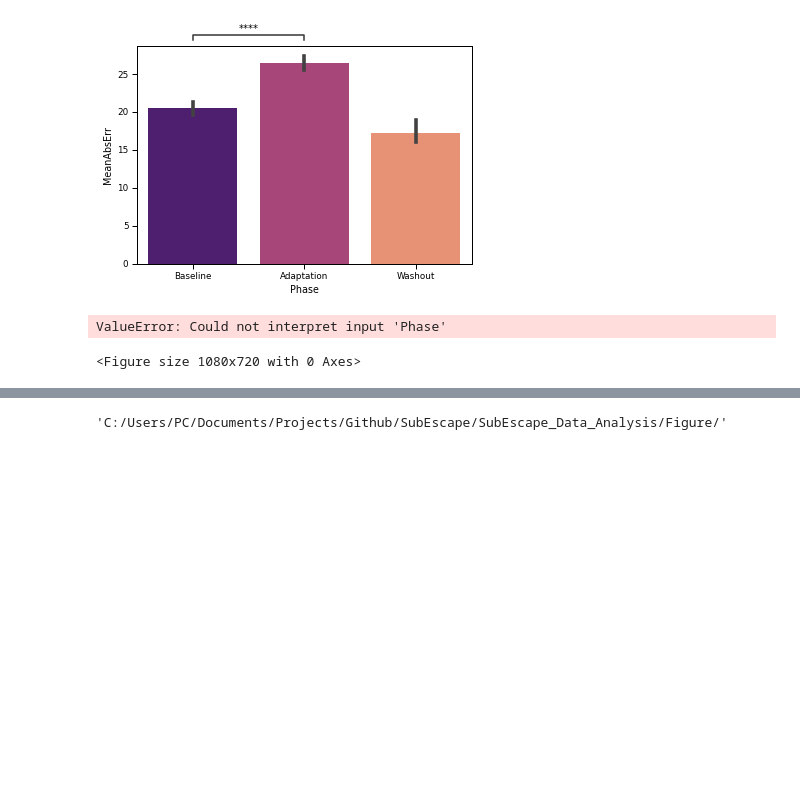
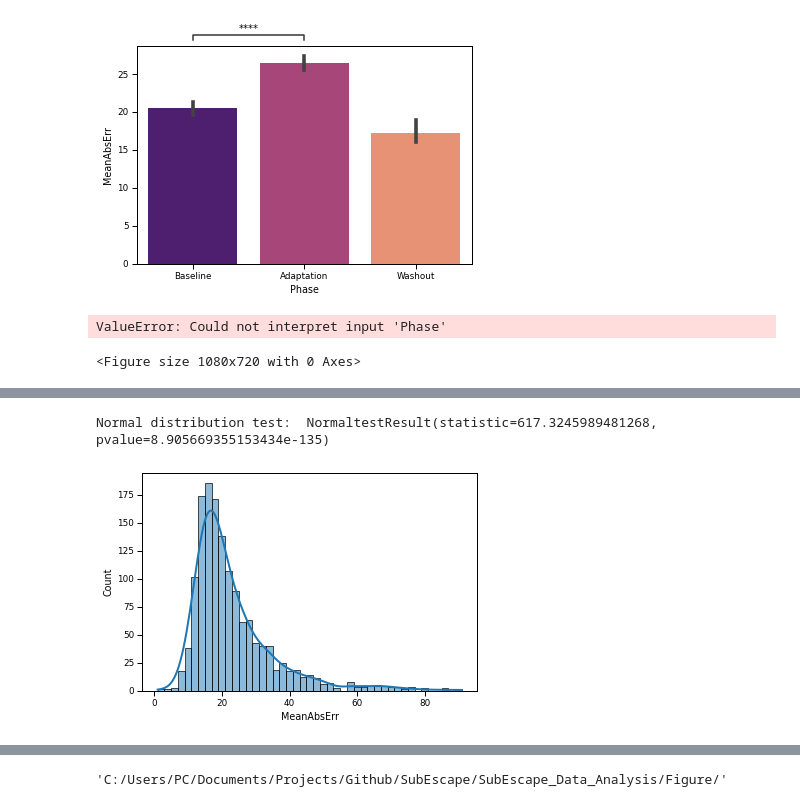
Before and after one commit to DiarKarim/SubEscape, a Jupyter notebook: SubEscape_Data_Analysis/SubEsc_Analysis.ipynb, the cells around one changed output, grey strips where cells are left out. Drawn from its saved outputs; the diff is of its cells as text; code cells hidden in the pictures; blank space fills up the shorter version.

```diff
--- a/SubEscape_Data_Analysis/SubEsc_Analysis.ipynb
+++ b/SubEscape_Data_Analysis/SubEsc_Analysis.ipynb
@@ -1241,0 +1322,6 @@ Pairwise test results:
+# %%
+sns.histplot(x='MeanAbsErr', data=df, kde=True)
+print('Normal distribution test: ', normaltest(df['MeanAbsErr']))
+# %% [output]
+Normal distribution test:  NormaltestResult(statistic=617.3245989481268, pvalue=8.905669355153434e-135)
+[figure, added]
```
Also changed, not shown: parts of 52 cells of this notebook, 54 other files.
